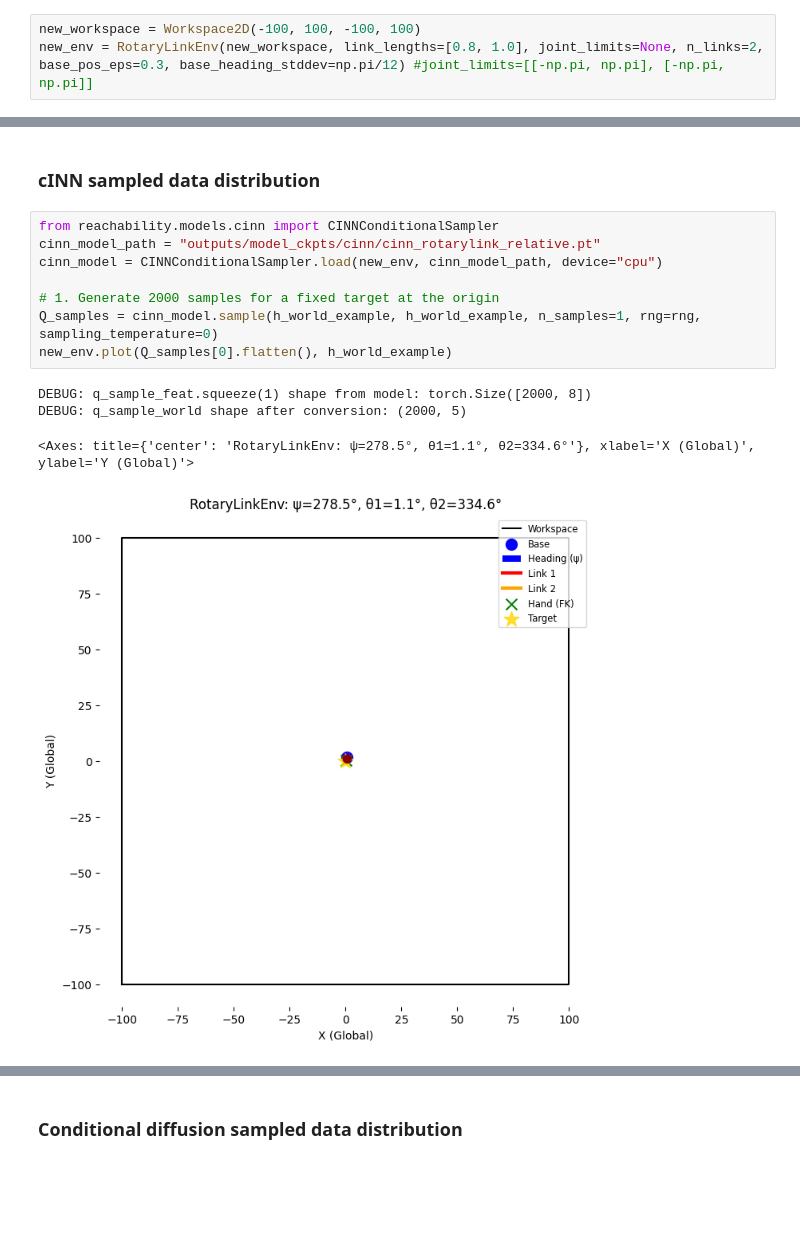
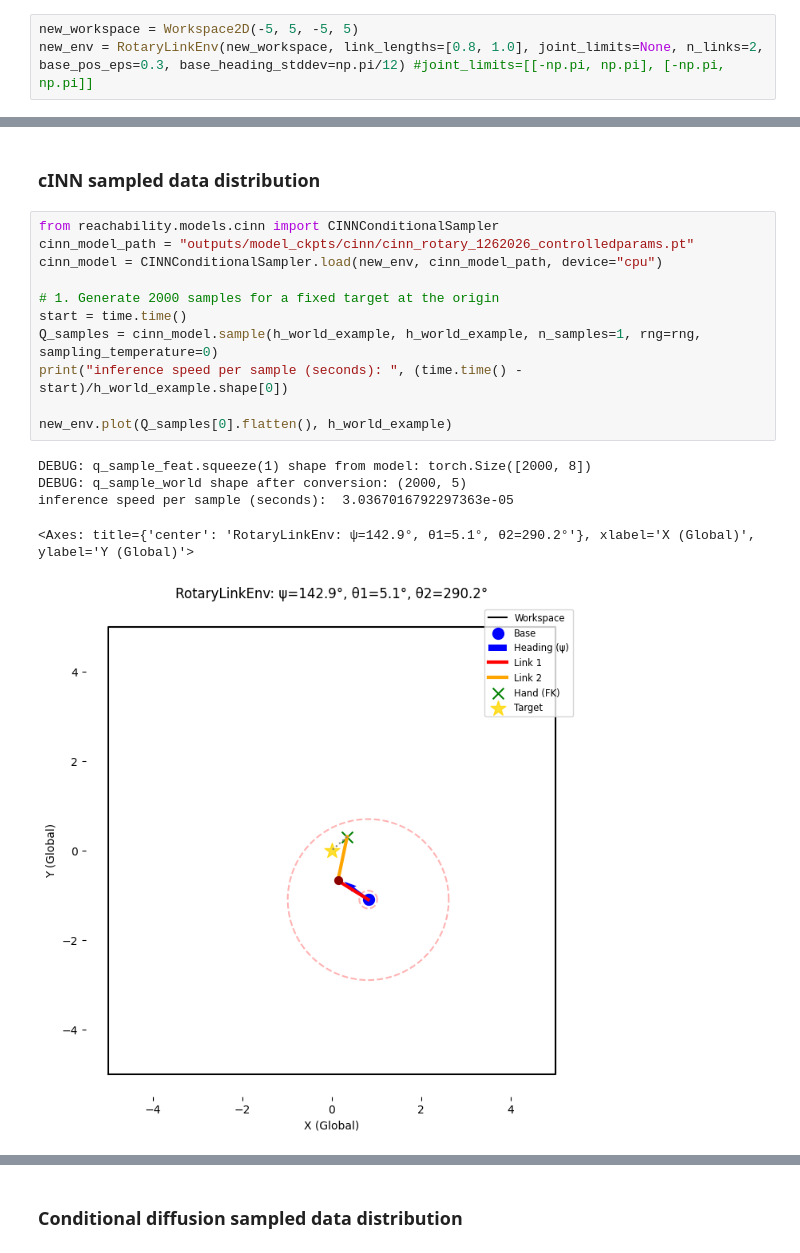
Before and after one commit to kyishanzh/reachability_tests, a Jupyter notebook: rotarylinkenv_test.ipynb, the cells around one changed output, grey strips where cells are left out. Cells and saved outputs as stored; diff of their text form; blank space fills up the shorter version.

```diff
--- a/rotarylinkenv_test.ipynb
+++ b/rotarylinkenv_test.ipynb
@@ -111,7 +115,7 @@ env.plot(Q.flatten(), h_world_example)
 ## New environment
 (To experiment with changing workspace sizes and see if model checkpoint generalizes)
 # %%
-new_workspace = Workspace2D(-100, 100, -100, 100)
+new_workspace = Workspace2D(-5, 5, -5, 5)
 new_env = RotaryLinkEnv(new_workspace, link_lengths=[0.8, 1.0], joint_limits=None, n_links=2, base_pos_eps=0.3, base_heading_stddev=np.pi/12) #joint_limits=[[-np.pi, np.pi], [-np.pi, np.pi]]
 # %% [markdown]
 ### cVAE sampled data distribution
@@ -141,17 +150,21 @@ plot_data_distribution(bx, by, psi, th1, th2)
 ### cINN sampled data distribution
 # %%
 from reachability.models.cinn import CINNConditionalSampler
-cinn_model_path = "outputs/model_ckpts/cinn/cinn_rotarylink_relative.pt"
+cinn_model_path = "outputs/model_ckpts/cinn/cinn_rotary_1262026_controlledparams.pt"
 cinn_model = CINNConditionalSampler.load(new_env, cinn_model_path, device="cpu")
 
 # 1. Generate 2000 samples for a fixed target at the origin
+start = time.time()
 Q_samples = cinn_model.sample(h_world_example, h_world_example, n_samples=1, rng=rng, sampling_temperature=0)
+print("inference speed per sample (seconds): ", (time.time() - start)/h_world_example.shape[0])
+
 new_env.plot(Q_samples[0].flatten(), h_world_example)
 # %% [output]
 DEBUG: q_sample_feat.squeeze(1) shape from model: torch.Size([2000, 8])
 DEBUG: q_sample_world shape after conversion: (2000, 5)
+inference speed per sample (seconds):  3.0367016792297363e-05
-<Axes: title={'center': 'RotaryLinkEnv: ψ=278.5°, θ1=1.1°, θ2=334.6°'}, xlabel='X (Global)', ylabel='Y (Global)'>
+<Axes: title={'center': 'RotaryLinkEnv: ψ=142.9°, θ1=5.1°, θ2=290.2°'}, xlabel='X (Global)', ylabel='Y (Global)'>
-[figure, old version]
+[figure, new version]
 # %%
 # Extract components for plotting -> Q columns: [x, y, psi, th1, th2]
 bx = Q_samples[:, :, 0]
```
Also changed, not shown: parts of 15 cells of this notebook, 34 other files.
